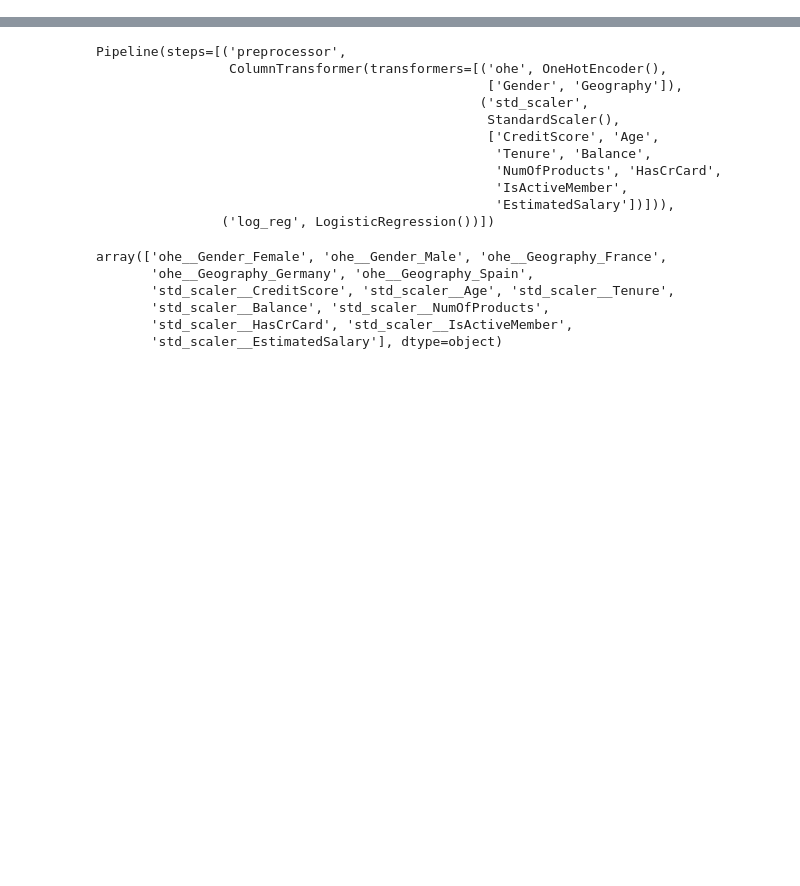
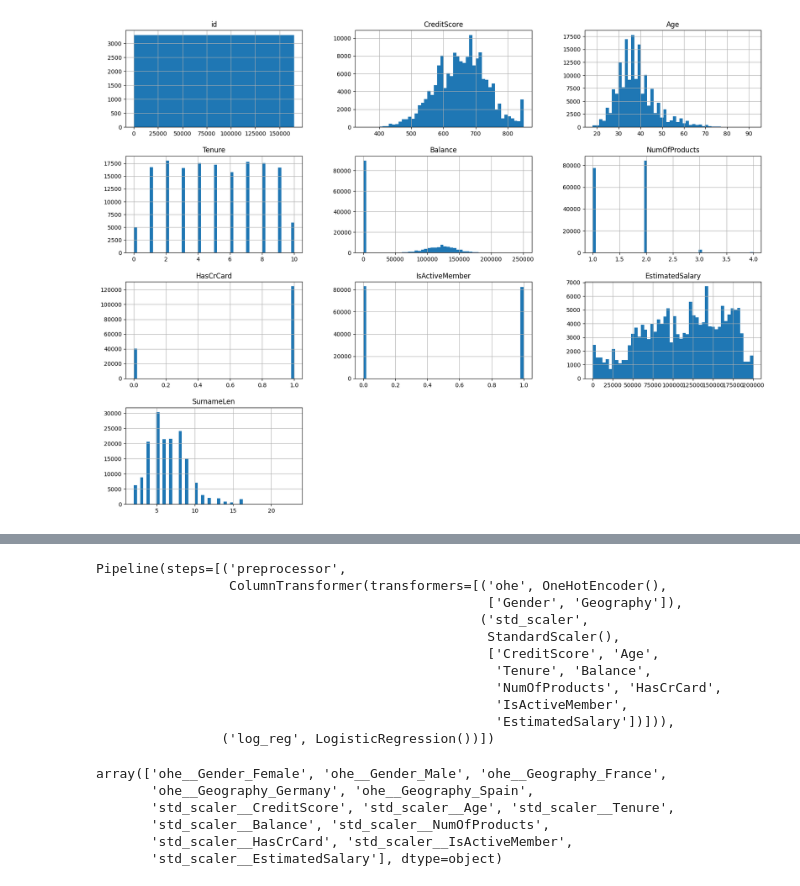
Before and after one commit to kevin51jiang/msci-546-project, a Jupyter notebook: baseline.ipynb, the cells around one changed output, grey strips where cells are left out. Drawn from its saved outputs; the diff is of its cells as text; code cells hidden in the pictures; blank space fills up the shorter version.

```diff
--- a/baseline.ipynb
+++ b/baseline.ipynb
@@ -41 +95,7 @@ X.describe()
+# %%
+# Show distributions of numerical variables
+X.hist(bins=50, figsize=(20,15))
+plt.show()
+# %% [output]
+[figure, added]
 # %%
```
Also changed, not shown: parts of 8 cells of this notebook.
